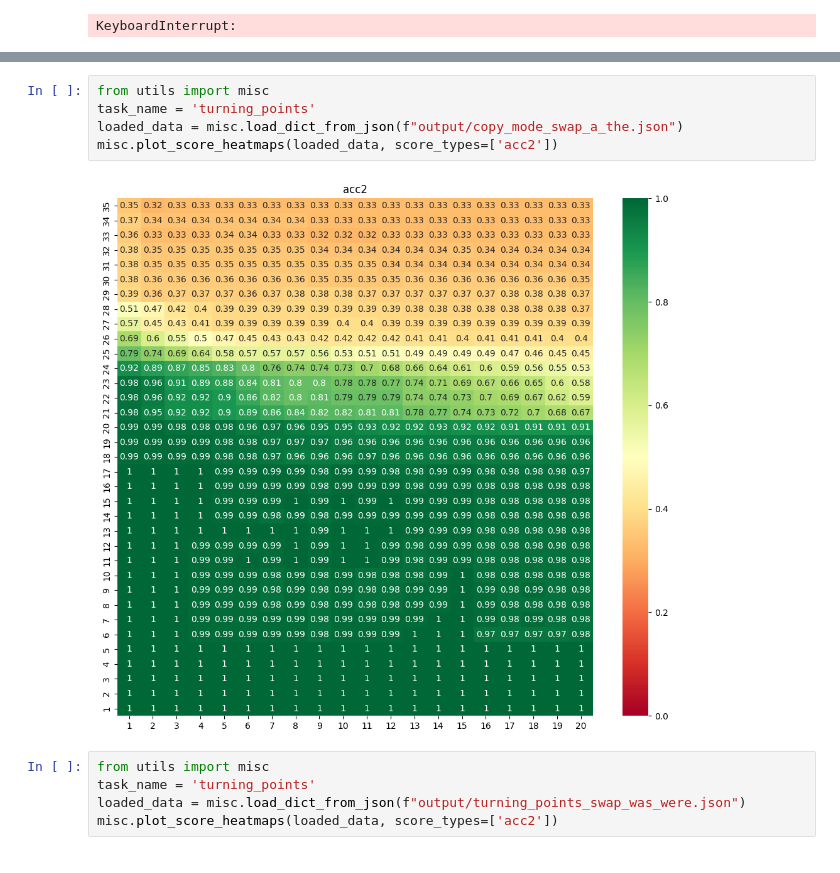
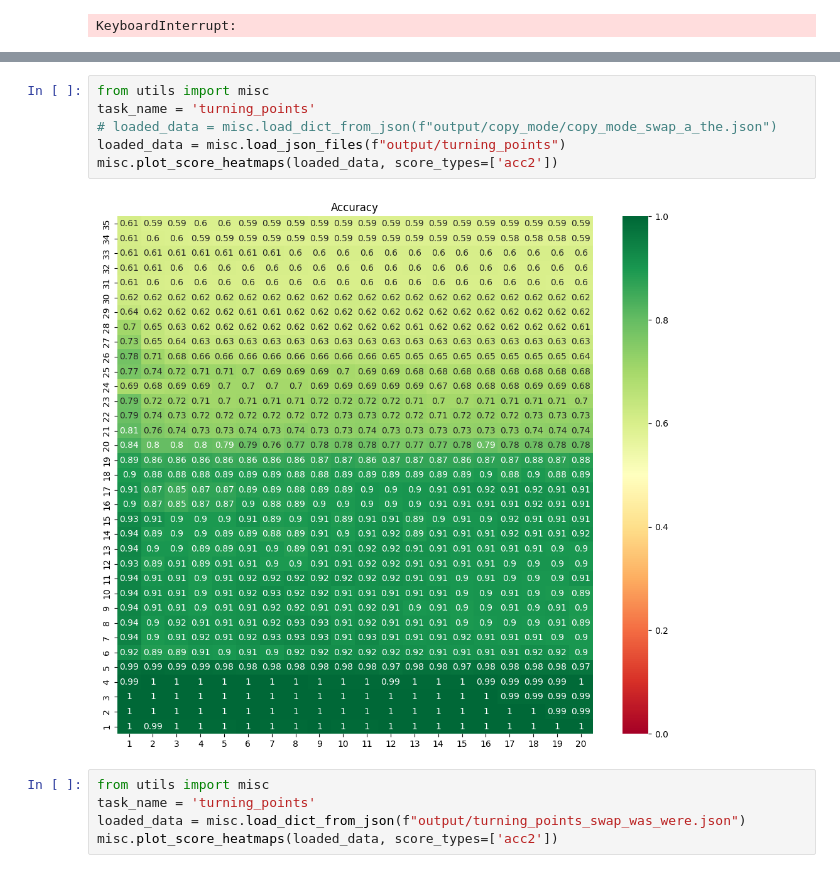
Before and after one commit to phusroyal/CopyMech, a Jupyter notebook: thesis-tflens_npatch.ipynb, the cells around one changed output, grey strips where cells are left out. Saved outputs shown, nothing was run; the diff lists cells and outputs as text.

```diff
--- a/thesis-tflens_npatch.ipynb
+++ b/thesis-tflens_npatch.ipynb
@@ -211,10 +551,11 @@ len(loaded_data[0])
 # %%
 from utils import misc
 task_name = 'turning_points'
-loaded_data = misc.load_dict_from_json(f"output/copy_mode_swap_a_the.json")
+# loaded_data = misc.load_dict_from_json(f"output/copy_mode/copy_mode_swap_a_the.json")
+loaded_data = misc.load_json_files(f"output/turning_points")
 misc.plot_score_heatmaps(loaded_data, score_types=['acc2'])
 # %% [output]
-[figure, old version]
+[figure, new version]
 # %%
 from utils import misc
 task_name = 'turning_points'
```
Also changed, not shown: parts of 11 cells of this notebook, 8 other files.
